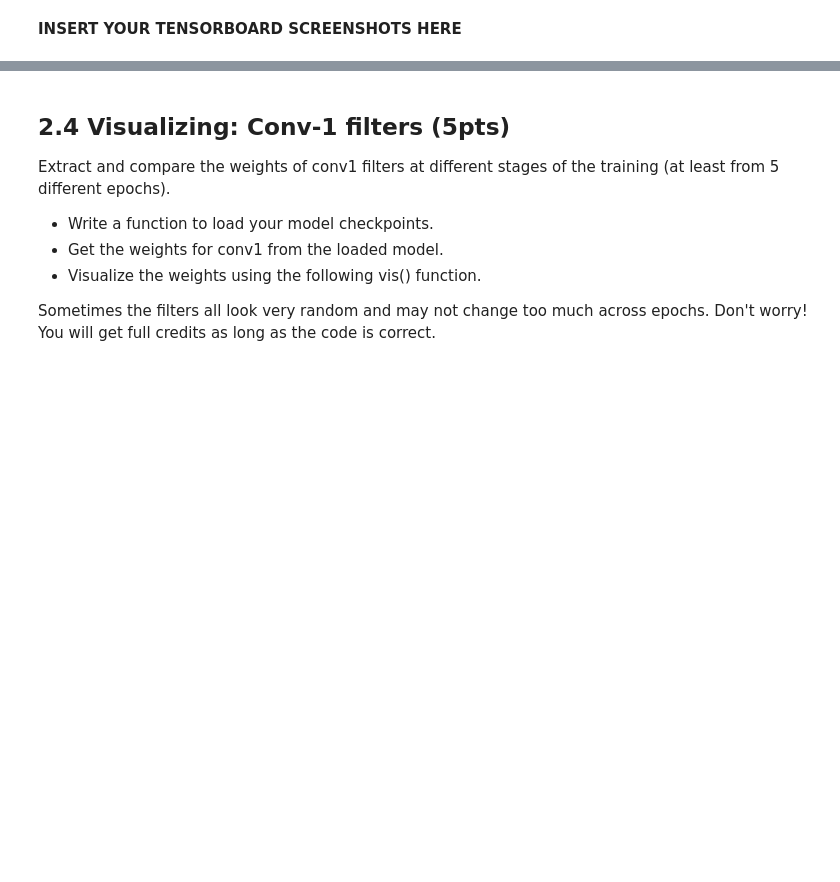
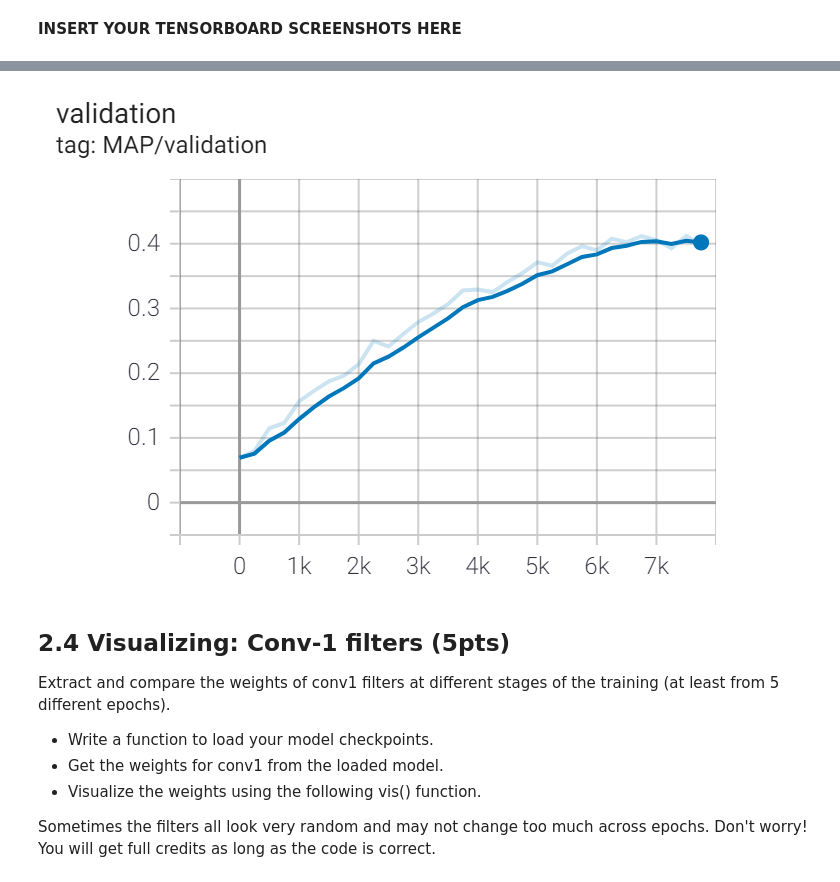
Before and after one commit to dhruvah/multi_label_classification, a Jupyter notebook: q2_caffenet_pascal.ipynb, the cells around one changed output, grey strips where cells are left out. Saved outputs shown, nothing was run; the diff lists cells and outputs as text; code cells hidden in the pictures; blank space fills up the shorter version.

```diff
--- a/q2_caffenet_pascal.ipynb
+++ b/q2_caffenet_pascal.ipynb
@@ -131,3 +155,7 @@ print('test map:', test_map)
+# %%
+Image("./images/q2_validation.png")
+# %% [output]
+[figure, added]
 # %% [markdown]
 ## 2.4 Visualizing: Conv-1 filters (5pts)
 Extract and compare the weights of conv1 filters at different stages of the training (at least from 5 different epochs).
```
Also changed, not shown: parts of 11 cells of this notebook, 9 other files.
